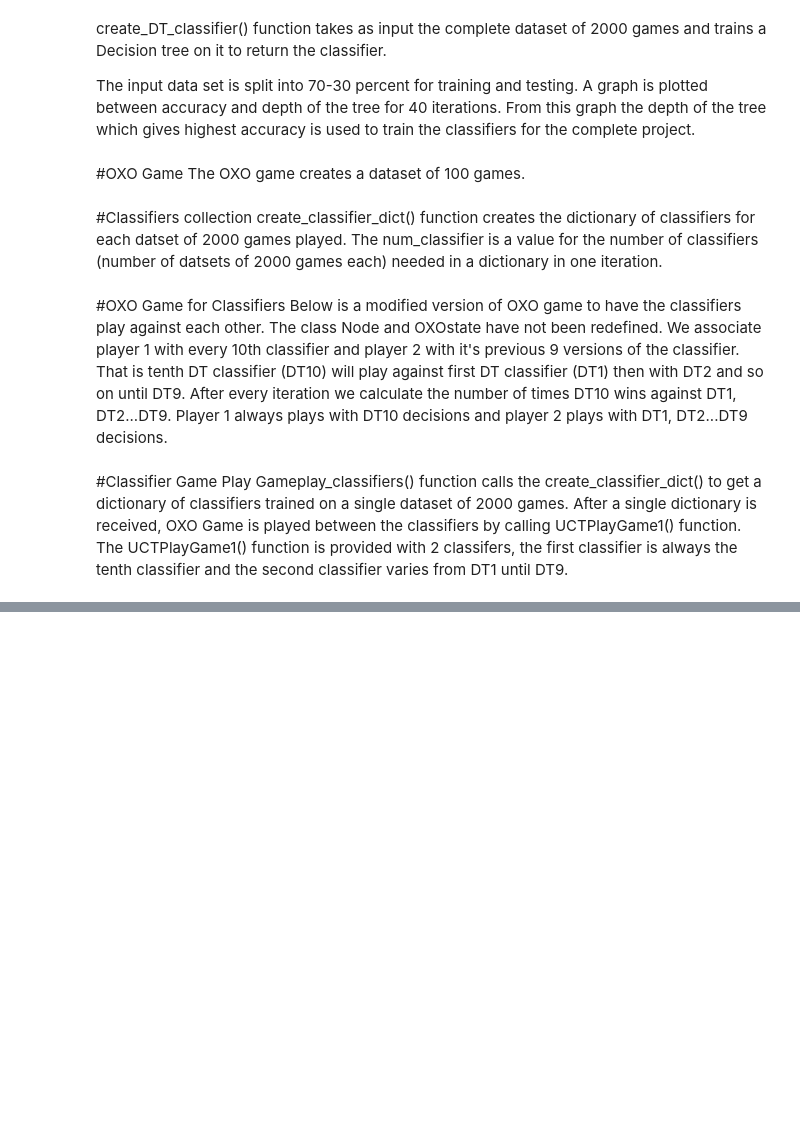
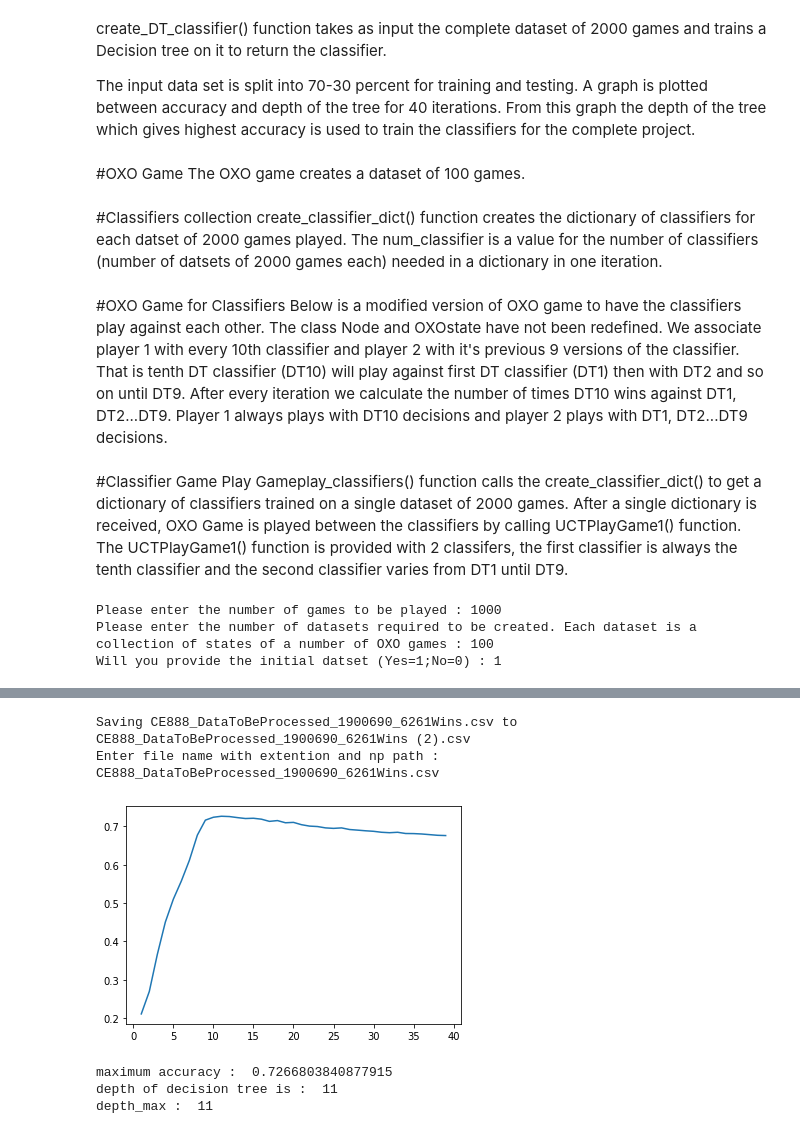
Before and after one commit to GurkiratSarna/CE888-Decision-Making-UoE, a Jupyter notebook: Assignment_2/CE888_Assignment_2_Project_3_1900690.ipynb, the cells around one changed output, grey strips where cells are left out. Saved outputs shown, nothing was run; the diff lists cells and outputs as text; code cells hidden in the pictures; blank space fills up the shorter version.

```diff
--- a/Assignment_2/CE888_Assignment_2_Project_3_1900690.ipynb
+++ b/Assignment_2/CE888_Assignment_2_Project_3_1900690.ipynb
@@ -447,9 +471,9 @@ def UCTPlayGame1(pl1_classifier, pl2_classifier):
     while (state.GetMoves() != []):
         #print(str(state)) #Commented to save space for Output
         if state.playerJustMoved == 1:
-            m = UCT1(pl1_classifier, pl2_classifier,rootstate = state, itermax = 50, verbose = False)
+            m = UCT1(pl1_classifier, pl2_classifier,rootstate = state, itermax = 100, verbose = False)
         else:
-            m = UCT1(pl1_classifier, pl2_classifier, rootstate = state, itermax =50, verbose = False)
+            m = UCT1(pl1_classifier, pl2_classifier, rootstate = state, itermax =100, verbose = False)
         #print("Best Move: " + str(m) + "\n") #Commented to save space for Output
         state.DoMove(m)
         if state.GetResult(state.playerJustMoved) != False:
@@ -468,15 +492,34 @@ def UCTPlayGame1(pl1_classifier, pl2_classifier):
 #Classifier Game Play
 Gameplay_classifiers() function calls the create_classifier_dict() to get a dictionary of classifiers trained on a single dataset of 2000 games. After a single dictionary is received, OXO Game is played between the classifiers by calling UCTPlayGame1() function. The UCTPlayGame1() function is provided with 2 classifers, the first classifier is always the tenth classifier and the second classifier varies from DT1 until DT9.
 # %%
-#Play game between Classifiers.
-def Gameplay_classifiers(dt_clfr_games, num_dt_clfr):
-  for i in range(dt_clfr_games):
-      getdictionary=create_classifier_dict(num_dt_clfr)
+if __name__ == "__main__":
+
+  # create a global list to record the unexpected states encountered by the Decision tree. These are states for which DT could not give an eligible move.
+
+  global train_state
+  train_state=[]
+
+  no_of_games=int(input("Please enter the number of games to be played : "))
+  no_of_clsfr=int(input('Please enter the number of datasets required to be created. Each dataset is a collection of states of a number of OXO games : '))
+  first_file=int(input("Will you provide the initial datset (Yes=1;No=0) : "))
+
+
+  if(first_file==1):
+    uploaded = files.upload()
+    fname=input('Enter file name with extention and np path : ')
+    Data_user = pd.read_csv(io.BytesIO(uploaded[fname]))
+
+  dict_clfr=create_classifier_dict(no_of_clsfr, no_of_games, first_file, Data_user)
+  #print('Length of dictionary : ', len(dict_clfr))
+  #print('dictionary : ', dict_clfr)
+
+  for i in range(0,len(dict_clfr),10):
       DT10=0
       DTother=0
       Nowin=0
-      for i in range(len(getdictionary)-1): # execute from 0 until 8th index
-          winner = UCTPlayGame1(getdictionary[len(getdictionary)-1], getdictionary[i]) # transfer 9 always and every value from 0 to 8
+      j=i
+      for j in range(i, i+9): # execute from 0 until 8th index of every tenth position
+          winner = UCTPlayGame1(dict_clfr[9+10*(i//10)], dict_clfr[j]) # transfer 9 always and every value from 0 to 8
           #print(winner)
           if winner==1:
             #print('DT10 wins')
@@ -488,3 +531,7 @@ def Gameplay_classifiers(dt_clfr_games, num_dt_clfr):
             #print('No wins')
             Nowin+=1
       print("Wins : \n DT10 : ", DT10, " Other DTs : ", DTother, " No wins : ", Nowin)
+# %% [output]
+Please enter the number of games to be played : 1000
+Please enter the number of datasets required to be created. Each dataset is a collection of states of a number of OXO games : 100
+Will you provide the initial datset (Yes=1;No=0) : 1
@@ -490,0 +539,6 @@ def Gameplay_classifiers(dt_clfr_games, num_dt_clfr):
+Saving CE888_DataToBeProcessed_1900690_6261Wins.csv to CE888_DataToBeProcessed_1900690_6261Wins (2).csv
+Enter file name with extention and np path : CE888_DataToBeProcessed_1900690_6261Wins.csv
+[figure, added]
+maximum accuracy :  0.7266803840877915
+depth of decision tree is :  11
+depth_max :  11
```
Also changed, not shown: parts of 8 cells of this notebook.
